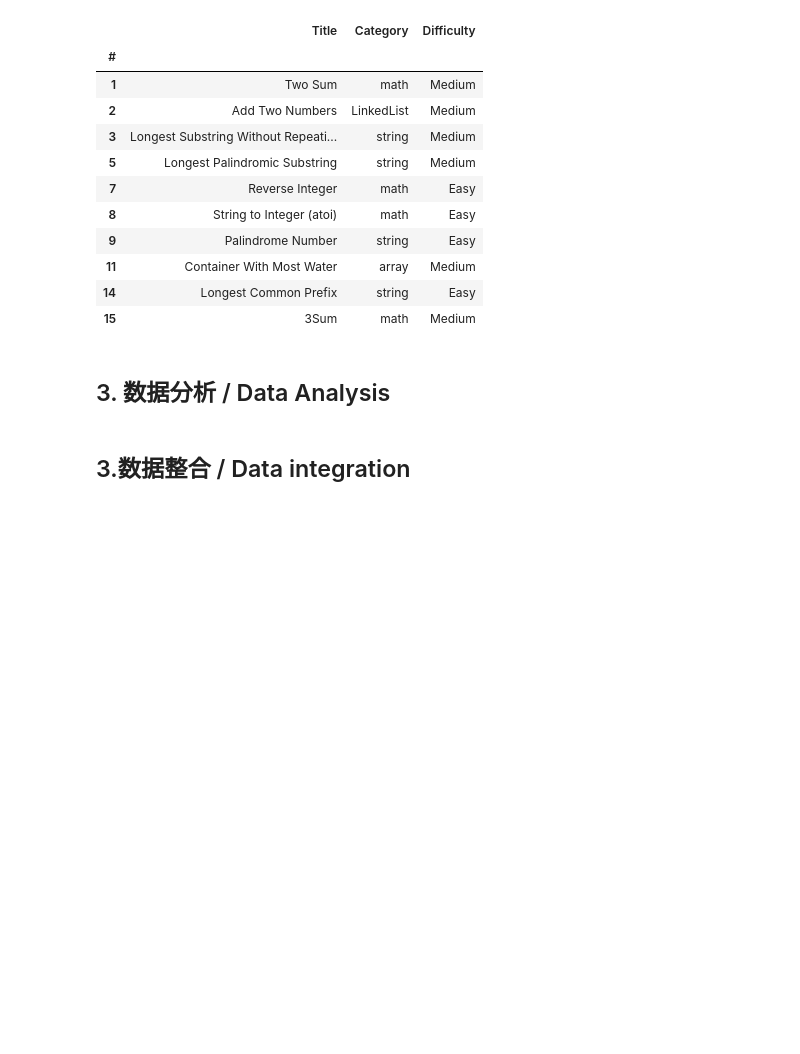
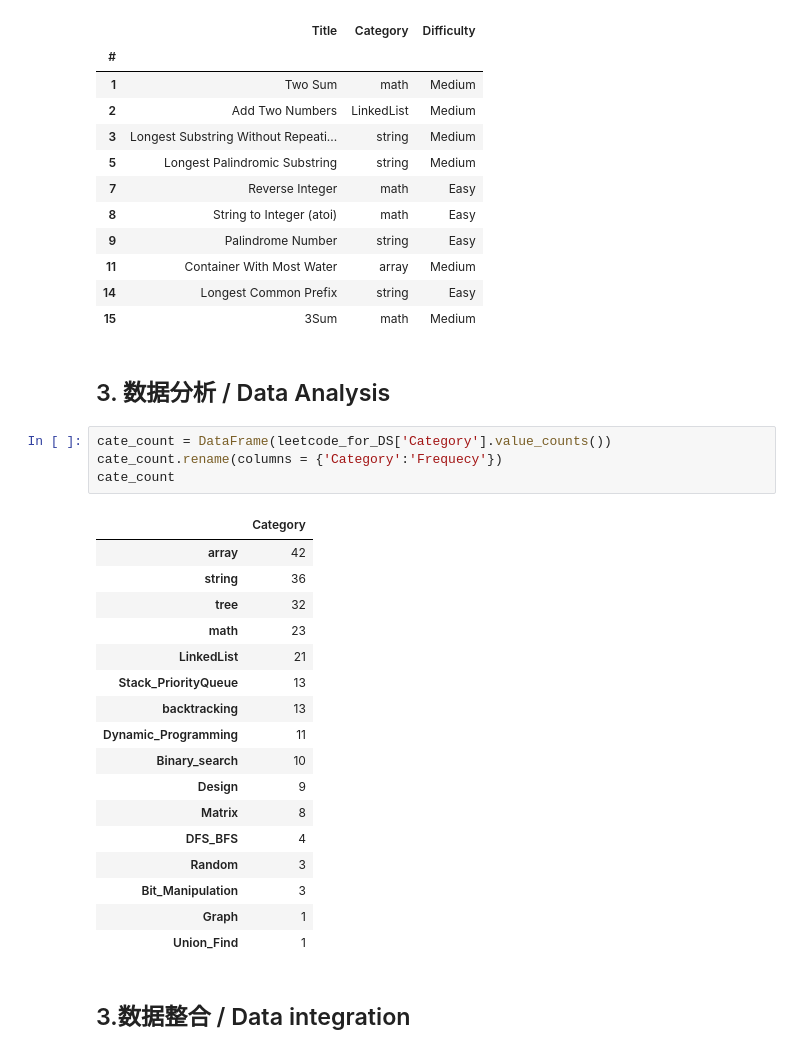
Before and after one commit to shanjiang1994/LeetCode_for_DataScience, a Jupyter notebook: LeetCode_for_Data_Science.ipynb, the cells around one changed output. Drawn from its saved outputs; the diff is of its cells as text; blank space fills up the shorter version.

Commit message:
update frequency count

```diff
--- a/LeetCode_for_Data_Science.ipynb
+++ b/LeetCode_for_Data_Science.ipynb
@@ -228,5 +228,27 @@ leetcode_for_DS.head(10)
 | 15 | 3Sum | math | Medium |
 # %% [markdown]
 ## 3. 数据分析 / Data Analysis
+# %%
+cate_count = DataFrame(leetcode_for_DS['Category'].value_counts())
+cate_count.rename(columns = {'Category':'Frequecy'})
+cate_count
+# %% [output]
+|  | Category |
+| array | 42 |
+| string | 36 |
+| tree | 32 |
+| math | 23 |
+| LinkedList | 21 |
+| Stack_PriorityQueue | 13 |
+| backtracking | 13 |
+| Dynamic_Programming | 11 |
+| Binary_search | 10 |
+| Design | 9 |
+| Matrix | 8 |
+| DFS_BFS | 4 |
+| Random | 3 |
+| Bit_Manipulation | 3 |
+| Graph | 1 |
+| Union_Find | 1 |
 # %% [markdown]
 ## 3.数据整合 / Data integration
```
